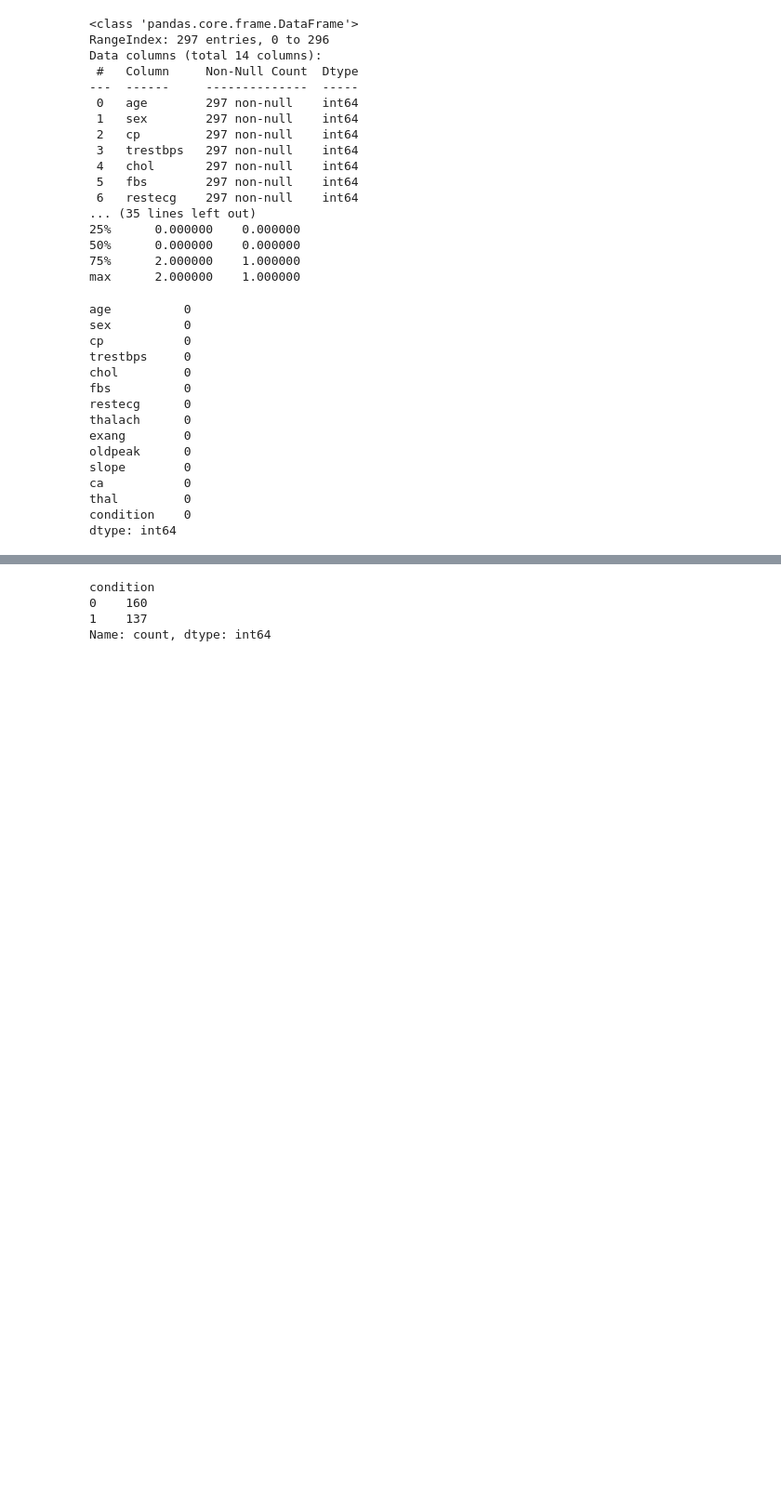
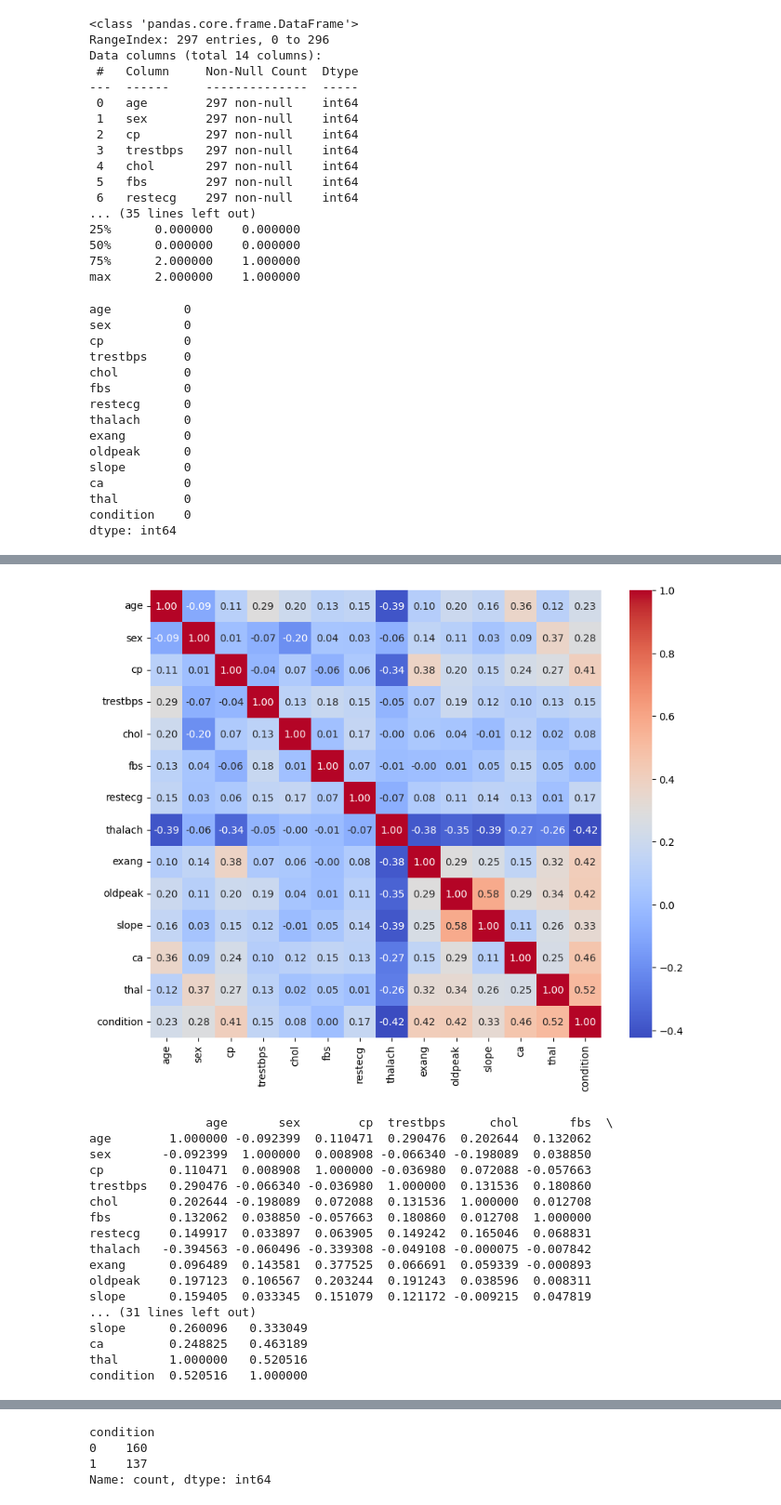
Before and after one commit to MauricioSalazarP/analisisFase3, a Jupyter notebook: Modelos/Regresion_Logistica/logistica.ipynb, the cells around one changed output, grey strips where cells are left out. Shown at 93% size. Cells and saved outputs as stored; diff of their text form; code cells hidden in the pictures; blank space fills up the shorter version.

```diff
--- a/Modelos/Regresion_Logistica/logistica.ipynb
+++ b/Modelos/Regresion_Logistica/logistica.ipynb
@@ -72,0 +80,26 @@ dtype: int64
+# %%
+# Matriz de correlación
+correlation_matrix = df.corr()
+plt.figure(figsize=(10, 8))
+sns.heatmap(correlation_matrix, annot=True, cmap='coolwarm', fmt='.2f')
+plt.show()
+print(correlation_matrix)
+# %% [output]
+[figure, added]
+                age       sex        cp  trestbps      chol       fbs  \
+age        1.000000 -0.092399  0.110471  0.290476  0.202644  0.132062
+sex       -0.092399  1.000000  0.008908 -0.066340 -0.198089  0.038850
+cp         0.110471  0.008908  1.000000 -0.036980  0.072088 -0.057663
+trestbps   0.290476 -0.066340 -0.036980  1.000000  0.131536  0.180860
+chol       0.202644 -0.198089  0.072088  0.131536  1.000000  0.012708
+fbs        0.132062  0.038850 -0.057663  0.180860  0.012708  1.000000
+restecg    0.149917  0.033897  0.063905  0.149242  0.165046  0.068831
+thalach   -0.394563 -0.060496 -0.339308 -0.049108 -0.000075 -0.007842
+exang      0.096489  0.143581  0.377525  0.066691  0.059339 -0.000893
+oldpeak    0.197123  0.106567  0.203244  0.191243  0.038596  0.008311
+slope      0.159405  0.033345  0.151079  0.121172 -0.009215  0.047819
+... (31 lines left out)
+slope      0.260096   0.333049
+ca         0.248825   0.463189
+thal       1.000000   0.520516
+condition  0.520516   1.000000
```
Also changed, not shown: parts of 2 cells of this notebook, 3 other files.
